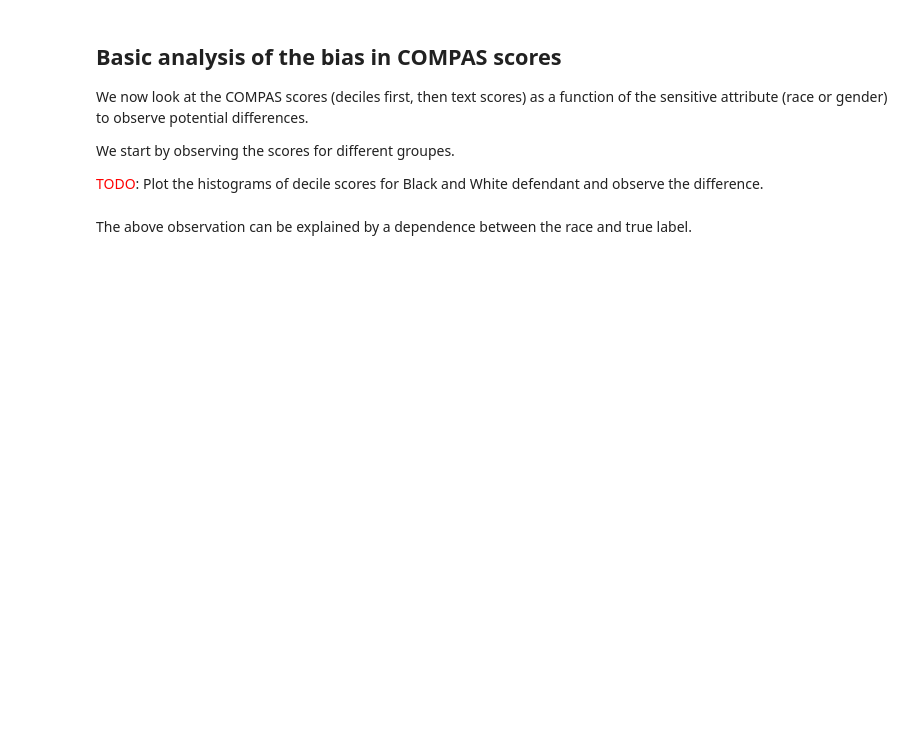
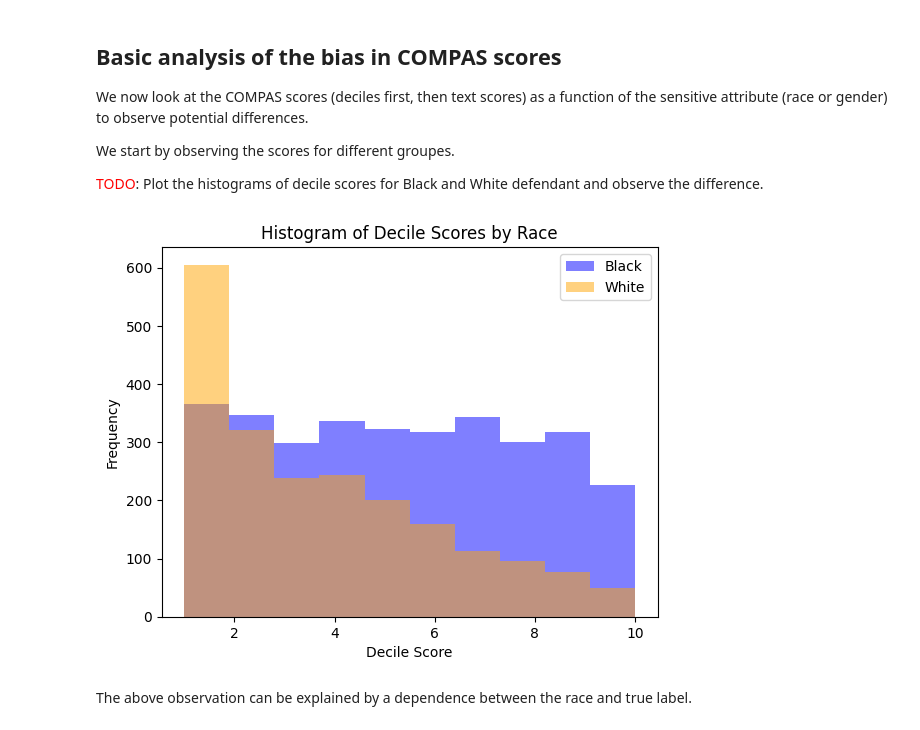
Before and after one commit to tr0fin0/classes_ensta, a Jupyter notebook: 3A/CSC_52081_EP/CSC_52081_EP_TP8/CSC_52081_EP_TP8.ipynb, the cells around one changed output. Drawn from its saved outputs; the diff is of its cells as text; code cells hidden in the pictures; blank space fills up the shorter version.

```diff
--- a/3A/CSC_52081_EP/CSC_52081_EP_TP8/CSC_52081_EP_TP8.ipynb
+++ b/3A/CSC_52081_EP/CSC_52081_EP_TP8/CSC_52081_EP_TP8.ipynb
@@ -145,3 +153,19 @@ We start by observing the scores for different groupes.
+# %%
+# Histogram of decile scores for Blacks (blue) and Whites (orange)
+# TODO: Insert your code below this
+#
+import matplotlib.pyplot as plt
+
+
+df[df['race'] == 'African-American']['decile_score'].plot.hist(alpha=0.5, color='blue', bins=10, label='Black')
+df[df['race'] == 'Caucasian']['decile_score'].plot.hist(alpha=0.5, color='orange', bins=10, label='White')
+plt.legend()
+plt.xlabel('Decile Score')
+plt.ylabel('Frequency')
+plt.title('Histogram of Decile Scores by Race')
+plt.show()
+# %% [output]
+[figure, added]
 # %% [markdown]
 The above observation can be explained by a dependence between the race and true label.
 # %%
```
Also changed, not shown: parts of 24 cells of this notebook.
